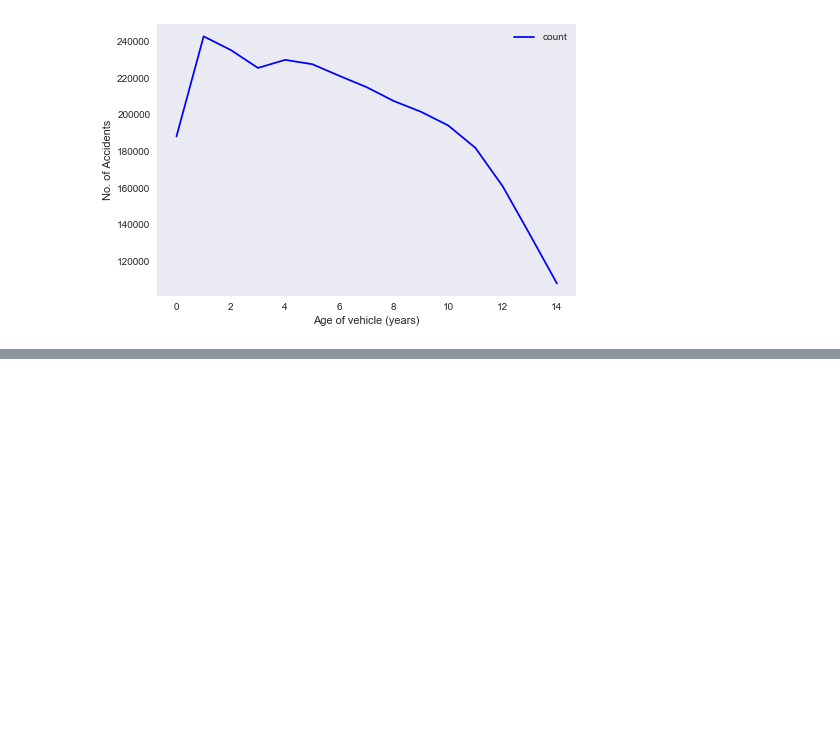
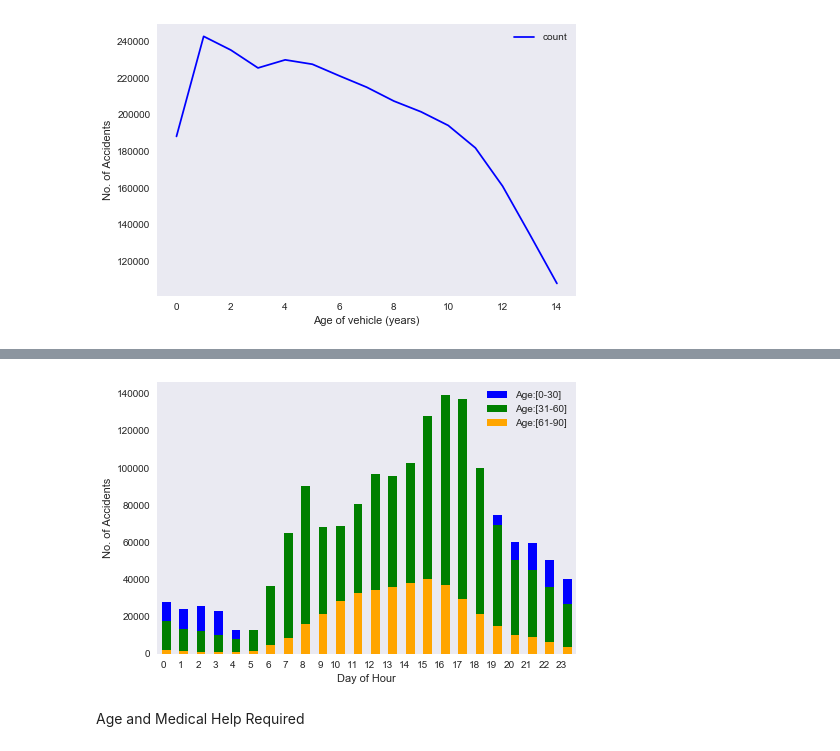
Before and after one commit to SinghGursimran/Analysis-of-Car-Accidents-in-Canada-using-PySpark, a Jupyter notebook: Analysis.ipynb, the cells around one changed output, grey strips where cells are left out. Cells and saved outputs as stored; diff of their text form; code cells hidden in the pictures; blank space fills up the shorter version.

```diff
--- a/Analysis.ipynb
+++ b/Analysis.ipynb
@@ -847,0 +870,16 @@ plot_collisions_count_vht.grid(axis='both')
+# %%
+seed = 30
+def chunk(count):
+    return (count-count%seed)/seed
+# %%
+collisions_count_age_time = df.select(chunk(col("P_AGE")).alias("Age"), "C_HOUR").groupBy("Age","C_HOUR").count().sort("C_HOUR")
+
+collisions_count_age_time.withColumn("Age", collisions_count_age_time["Age"].cast(IntegerType())).show(5,False)
+
+collisions_count_age_time_t1 = collisions_count_age_time.filter(col("Age") == 0)
+collisions_count_age_time_t2 = collisions_count_age_time.filter(col("Age") == 1)
+collisions_count_age_time_t3 = collisions_count_age_time.filter(col("Age") == 2)
+
+collisions_count_age_time_t1.show(5,False)
+collisions_count_age_time_t2.show(5,False)
+collisions_count_age_time_t3.show(5,False)
@@ -847,0 +904,19 @@ plot_collisions_count_vht.grid(axis='both')
+# %%
+collisions_count_age_time_t1_pd = collisions_count_age_time_t1.toPandas()
+collisions_count_age_time_t2_pd = collisions_count_age_time_t2.toPandas()
+collisions_count_age_time_t3_pd = collisions_count_age_time_t3.toPandas()
+# %%
+sns.set()
+plot_collisions_count_age_time_t1 = collisions_count_age_time_t1_pd.plot.bar( figsize=(7.5,5) ,  label = "Age:[0-30]", x="C_HOUR",y="count",color='blue')
+plot_collisions_count_age_time_t2 = collisions_count_age_time_t2_pd.plot.bar( ax = plot_collisions_count_age_time_t1, figsize=(7.5,5) ,  label = "Age:[31-60]", x="C_HOUR",y="count",color='green')
+plot_collisions_count_age_time_t3 = collisions_count_age_time_t3_pd.plot.bar( ax = plot_collisions_count_age_time_t1, figsize=(7.5,5) ,  label = "Age:[61-90]", x="C_HOUR",y="count",color='orange')
+
+plot_collisions_count_age_time_t1.set_xticklabels(plot_collisions_count_age_time_t1.get_xticklabels(), ha='right',rotation = 0)
+
+plot_collisions_count_age_time_t1.set_xlabel('Day of Hour')
+plot_collisions_count_age_time_t1.set_ylabel('No. of Accidents')
+plot_collisions_count_age_time_t1.grid(axis='both')
+# %% [output]
+[figure, added]
+# %% [markdown]
+Age and Medical Help Required
```
Also changed, not shown: parts of 20 cells of this notebook.
